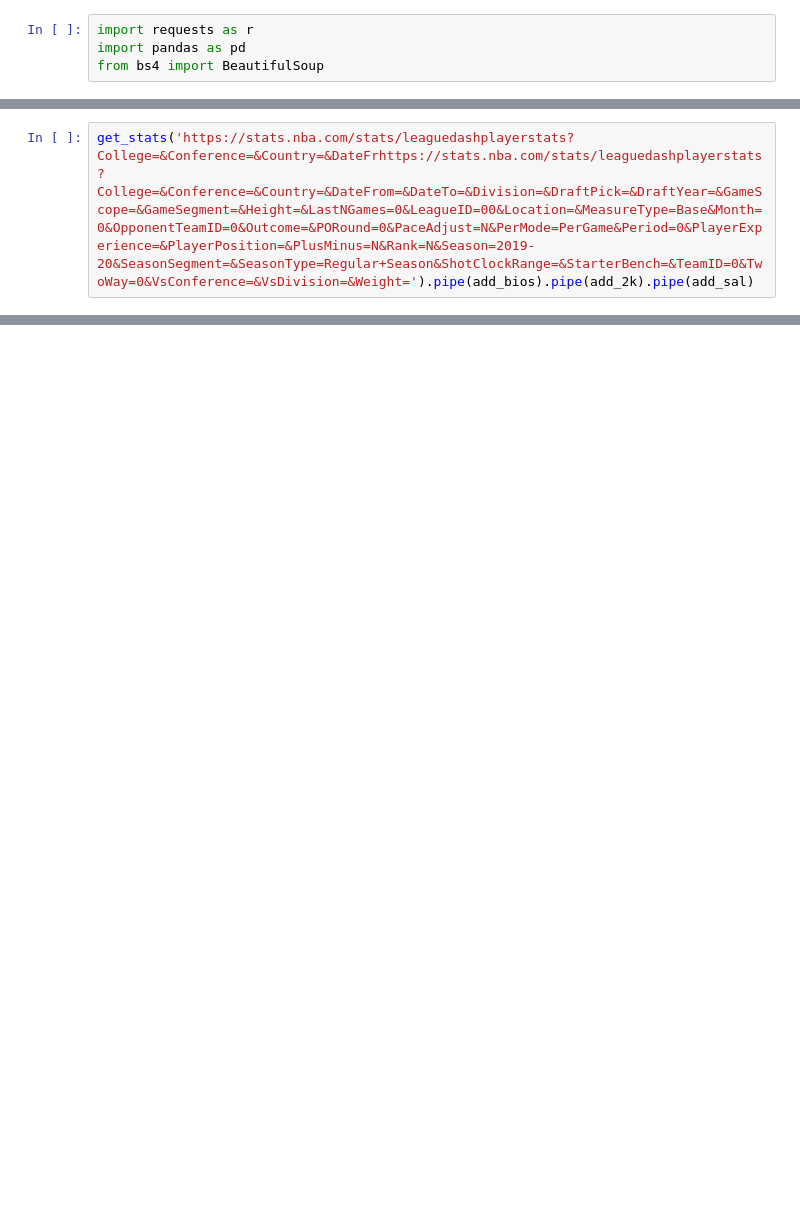
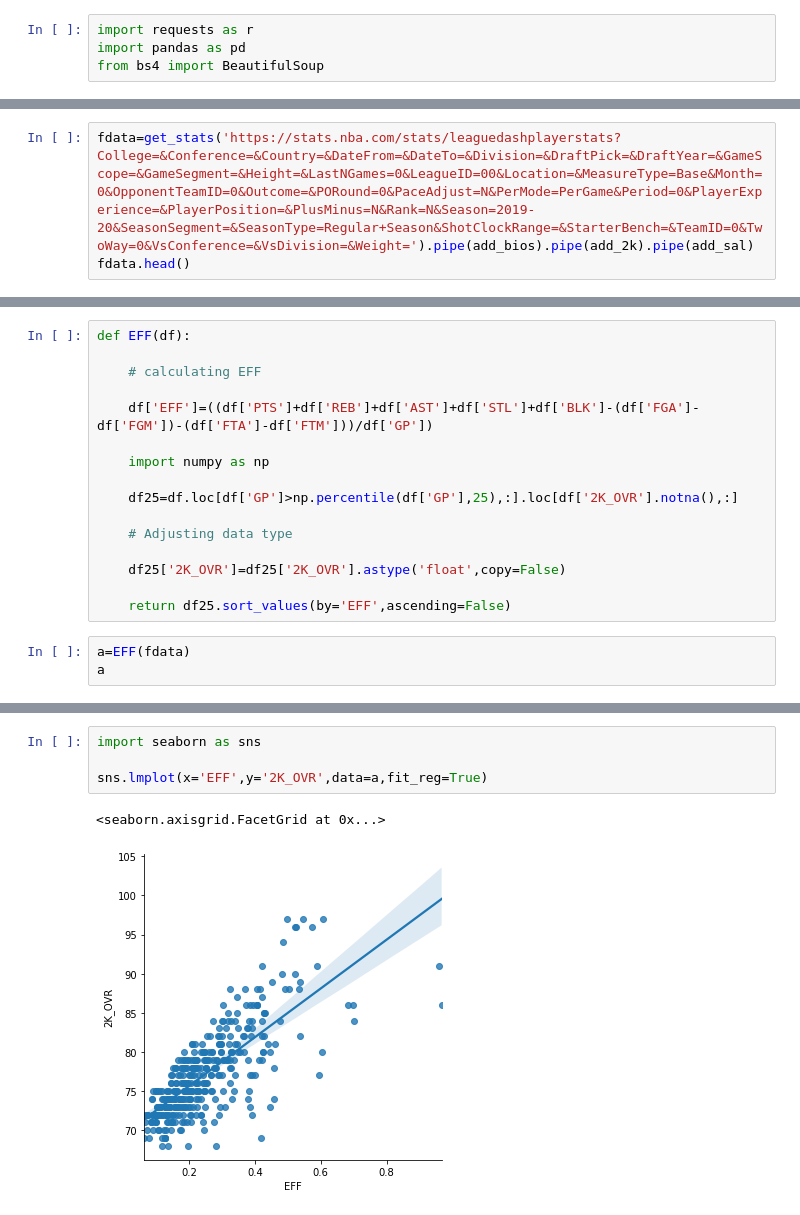
Before and after one commit to EtienneLeconte/248_Repo, a Jupyter notebook: Projects/NBA STATS SCRAPING.ipynb, the cells around one changed output, grey strips where cells are left out. Saved outputs shown, nothing was run; the diff lists cells and outputs as text; blank space fills up the shorter version.

```diff
--- a/Projects/NBA STATS SCRAPING.ipynb
+++ b/Projects/NBA STATS SCRAPING.ipynb
@@ -83,4 +81,5 @@ def add_sal(df):
 
     return merge
 # %%
-get_stats('https://stats.nba.com/stats/leaguedashplayerstats?College=&Conference=&Country=&DateFrhttps://stats.nba.com/stats/leaguedashplayerstats?College=&Conference=&Country=&DateFrom=&DateTo=&Division=&DraftPick=&DraftYear=&GameScope=&GameSegment=&Height=&LastNGames=0&LeagueID=00&Location=&MeasureType=Base&Month=0&OpponentTeamID=0&Outcome=&PORound=0&PaceAdjust=N&PerMode=PerGame&Period=0&PlayerExperience=&PlayerPosition=&PlusMinus=N&Rank=N&Season=2019-20&SeasonSegment=&SeasonType=Regular+Season&ShotClockRange=&StarterBench=&TeamID=0&TwoWay=0&VsConference=&VsDivision=&Weight=').pipe(add_bios).pipe(add_2k).pipe(add_sal)
+fdata=get_stats('https://stats.nba.com/stats/leaguedashplayerstats?College=&Conference=&Country=&DateFrom=&DateTo=&Division=&DraftPick=&DraftYear=&GameScope=&GameSegment=&Height=&LastNGames=0&LeagueID=00&Location=&MeasureType=Base&Month=0&OpponentTeamID=0&Outcome=&PORound=0&PaceAdjust=N&PerMode=PerGame&Period=0&PlayerExperience=&PlayerPosition=&PlusMinus=N&Rank=N&Season=2019-20&SeasonSegment=&SeasonType=Regular+Season&ShotClockRange=&StarterBench=&TeamID=0&TwoWay=0&VsConference=&VsDivision=&Weight=').pipe(add_bios).pipe(add_2k).pipe(add_sal)
+fdata.head()
@@ -100,0 +104,19 @@ get_stats('https://stats.nba.com/stats/leaguedashplayerstats?College=&Conference
+# %%
+def EFF(df):
+
+    # calculating EFF
+
+    df['EFF']=((df['PTS']+df['REB']+df['AST']+df['STL']+df['BLK']-(df['FGA']-df['FGM'])-(df['FTA']-df['FTM']))/df['GP'])
+
+    import numpy as np
+
+    df25=df.loc[df['GP']>np.percentile(df['GP'],25),:].loc[df['2K_OVR'].notna(),:]
+
+    # Adjusting data type
+
+    df25['2K_OVR']=df25['2K_OVR'].astype('float',copy=False)
+
+    return df25.sort_values(by='EFF',ascending=False)
+# %%
+a=EFF(fdata)
+a
@@ -100,0 +137,7 @@ get_stats('https://stats.nba.com/stats/leaguedashplayerstats?College=&Conference
+# %%
+import seaborn as sns
+
+sns.lmplot(x='EFF',y='2K_OVR',data=a,fit_reg=True)
+# %% [output]
+<seaborn.axisgrid.FacetGrid at 0x...>
+[figure, added]
```
Also changed, not shown: parts of 8 cells of this notebook, 31 other files.
